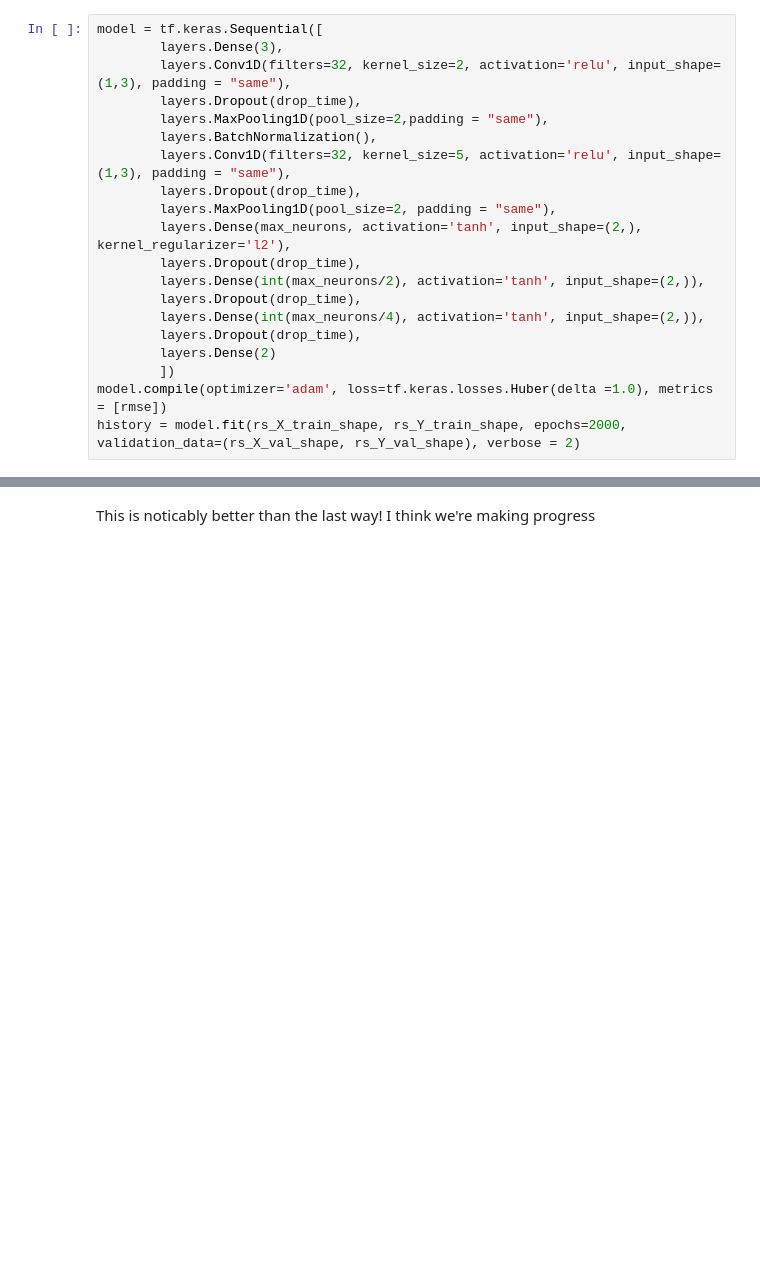
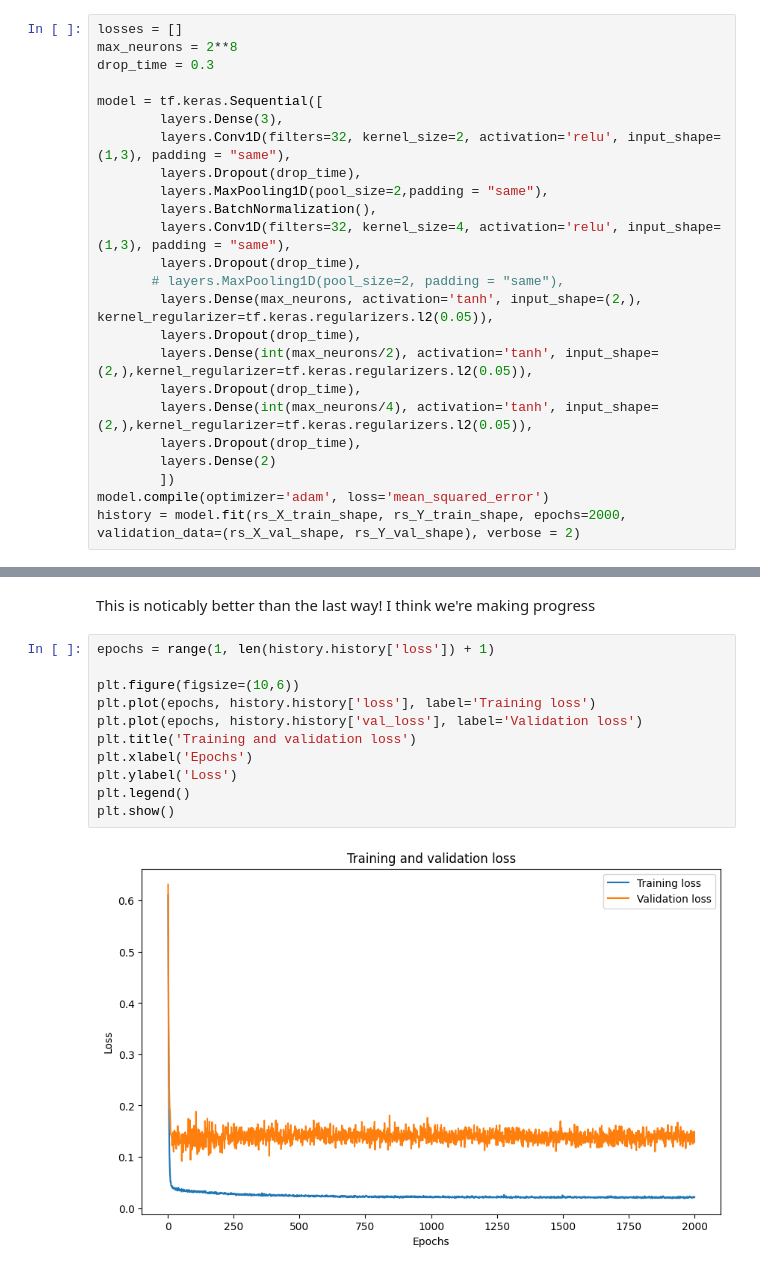
Before and after one commit to ubsuny/ML_LCVR-CP2P2024, a Jupyter notebook: model_fitting.ipynb, the cells around one changed output, grey strips where cells are left out. Drawn from its saved outputs; the diff is of its cells as text; blank space fills up the shorter version.

Commit message:
Added/strengthened l2 regularizers

```diff
--- a/model_fitting.ipynb
+++ b/model_fitting.ipynb
@@ -688,24 +688,28 @@ rs_Y_train_shape = tf.reshape(rs_Y_train, [len(rs_Y_train),1, 2])
 rs_X_val_shape = tf.reshape(rs_X_val, [len(rs_X_val),1, 3])
 rs_Y_val_shape = tf.reshape(rs_Y_val, [len(rs_Y_val),1, 2])
 # %%
+losses = []
+max_neurons = 2**8
+drop_time = 0.3
+
 model = tf.keras.Sequential([
         layers.Dense(3),
         layers.Conv1D(filters=32, kernel_size=2, activation='relu', input_shape=(1,3), padding = "same"),
         layers.Dropout(drop_time),
         layers.MaxPooling1D(pool_size=2,padding = "same"),
         layers.BatchNormalization(),
-        layers.Conv1D(filters=32, kernel_size=5, activation='relu', input_shape=(1,3), padding = "same"),
+        layers.Conv1D(filters=32, kernel_size=4, activation='relu', input_shape=(1,3), padding = "same"),
         layers.Dropout(drop_time),
-        layers.MaxPooling1D(pool_size=2, padding = "same"),
-        layers.Dense(max_neurons, activation='tanh', input_shape=(2,), kernel_regularizer='l2'),
+       # layers.MaxPooling1D(pool_size=2, padding = "same"),
+        layers.Dense(max_neurons, activation='tanh', input_shape=(2,), kernel_regularizer=tf.keras.regularizers.l2(0.05)),
         layers.Dropout(drop_time),
-        layers.Dense(int(max_neurons/2), activation='tanh', input_shape=(2,)),
+        layers.Dense(int(max_neurons/2), activation='tanh', input_shape=(2,),kernel_regularizer=tf.keras.regularizers.l2(0.05)),
         layers.Dropout(drop_time),
-        layers.Dense(int(max_neurons/4), activation='tanh', input_shape=(2,)),
+        layers.Dense(int(max_neurons/4), activation='tanh', input_shape=(2,),kernel_regularizer=tf.keras.regularizers.l2(0.05)),
         layers.Dropout(drop_time),
         layers.Dense(2)
         ])
-model.compile(optimizer='adam', loss=tf.keras.losses.Huber(delta =1.0), metrics = [rmse])
+model.compile(optimizer='adam', loss='mean_squared_error')
 history = model.fit(rs_X_train_shape, rs_Y_train_shape, epochs=2000, validation_data=(rs_X_val_shape, rs_Y_val_shape), verbose = 2)
 # %% [output]
 Epoch 1/2000
@@ -729,2 +733,15 @@ Epoch 723/2000
 # %% [markdown]
 This is noticably better than the last way! I think we're making progress
+# %%
+epochs = range(1, len(history.history['loss']) + 1)
+
+plt.figure(figsize=(10,6))
+plt.plot(epochs, history.history['loss'], label='Training loss')
+plt.plot(epochs, history.history['val_loss'], label='Validation loss')
+plt.title('Training and validation loss')
+plt.xlabel('Epochs')
+plt.ylabel('Loss')
+plt.legend()
+plt.show()
+# %% [output]
+[figure, added]
```
Also changed, not shown: parts of 2 cells of this notebook.
